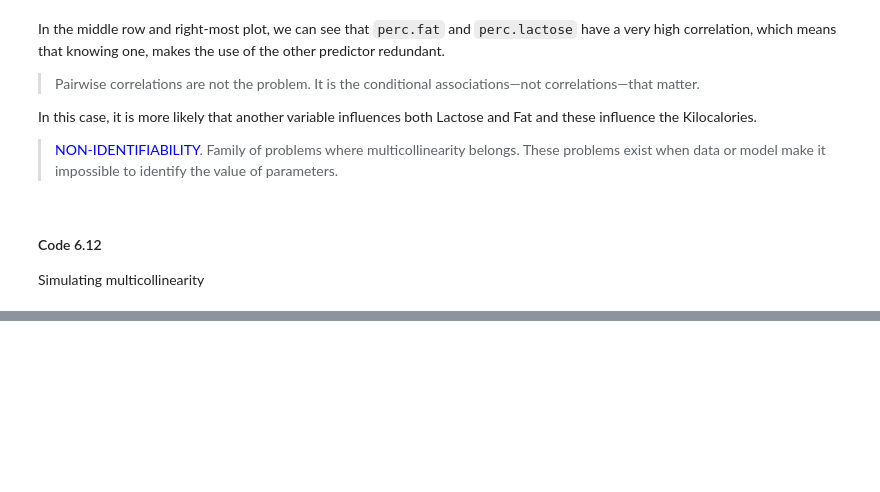
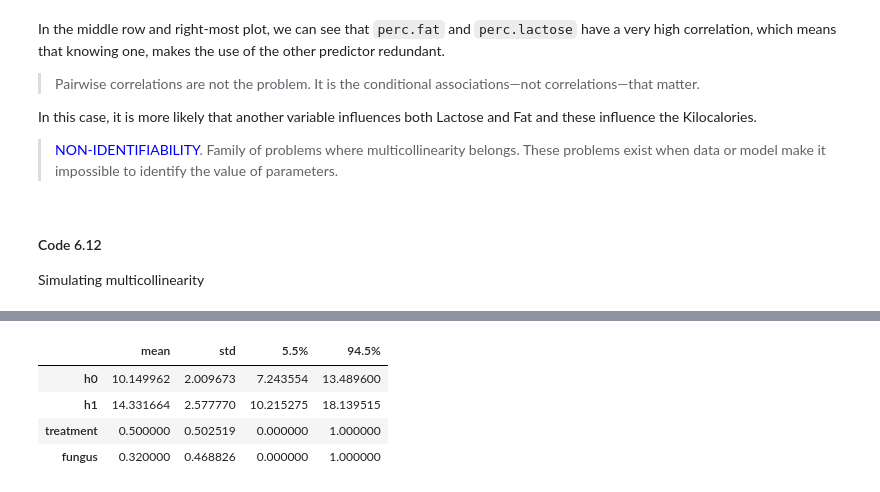
Before and after one commit to Gustavo-SF/Statistical-Rethinking-2Ed, a Jupyter notebook: chapters/6/samples.ipynb, the cells around one changed output, grey strips where cells are left out. Saved outputs shown, nothing was run; the diff lists cells and outputs as text; code cells hidden in the pictures; blank space fills up the shorter version.

```diff
--- a/chapters/6/samples.ipynb
+++ b/chapters/6/samples.ipynb
@@ -336,0 +346,36 @@ plt.ylabel("standard deviation of slope");
+# %%
+def precis_df(data):
+    # Gather the data
+    mean_ = data.mean()
+    std_ = data.std()
+    quantile055 = data.quantile(0.055)
+    quantile945 = data.quantile(0.945)
+
+    precis_table = pd.concat([
+        mean_, std_, quantile055, quantile945], axis=1)
+
+    precis_table.columns = [
+        'mean', 'std', '5.5%', '94.5%'
+    ]
+    return precis_table
+
+# number of Plants
+N = 100
+
+# simulate initial heights
+h0 = np.random.normal(size=N, loc=10, scale=2)
+
+# assign treatments and simulate fungus and growth
+treatment = np.repeat([0, 1], N/2)
+fungus = np.random.binomial(size=N, n=1, p=0.5-treatment*0.4)
+h1o = h0 + np.random.normal(size=N, loc=5-3*fungus)
+
+# compose a clean data frame
+d = pd.DataFrame({'h0': h0, 'h1': h1o, 'treatment': treatment, 'fungus': fungus})
+precis_df(d)
+# %% [output]
+|  | mean | std | 5.5% | 94.5% |
+| h0 | 10.149962 | 2.009673 | 7.243554 | 13.489600 |
+| h1 | 14.331664 | 2.577770 | 10.215275 | 18.139515 |
+| treatment | 0.500000 | 0.502519 | 0.000000 | 1.000000 |
+| fungus | 0.320000 | 0.468826 | 0.000000 | 1.000000 |
```
Also changed, not shown: parts of 31 cells of this notebook.
